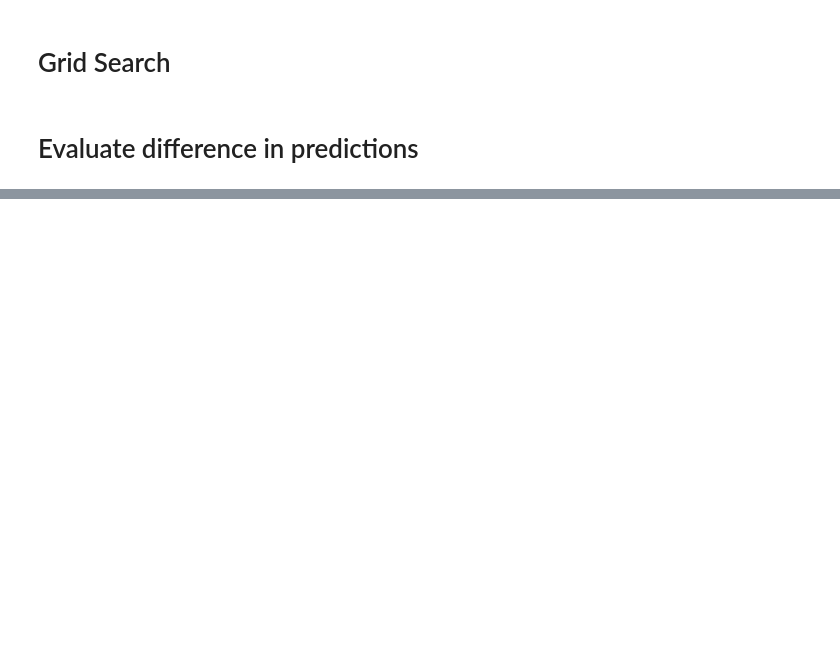
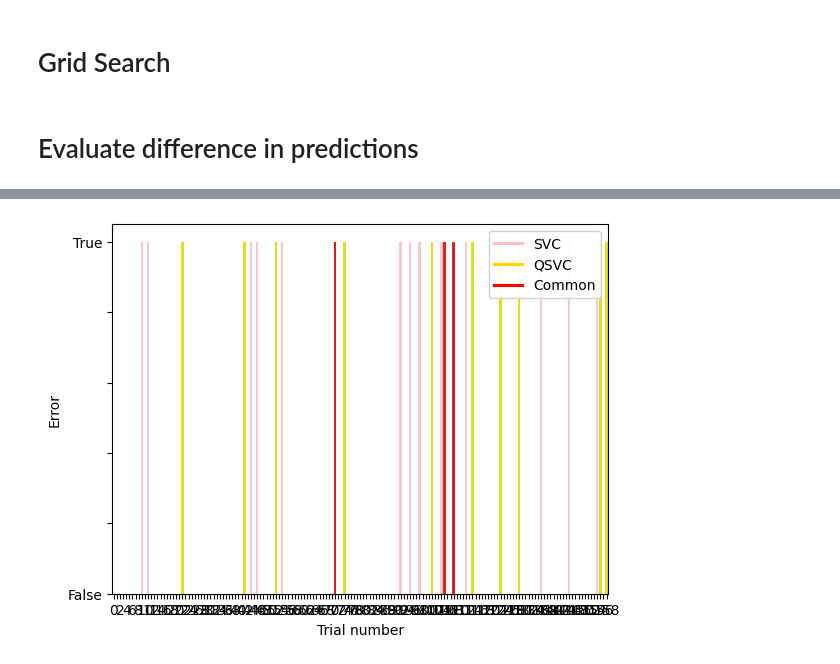
Before and after one commit to jiggychauhi/QC-Gait-Analysis, a Jupyter notebook: notebook_greg.ipynb, the cells around one changed output, grey strips where cells are left out. Cells and saved outputs as stored; diff of their text form; code cells hidden in the pictures; blank space fills up the shorter version.

Commit message:
evaluate difference in prediction

```diff
--- a/notebook_greg.ipynb
+++ b/notebook_greg.ipynb
@@ -228,13 +237,5 @@ print(f'validation score {score}')
 # Evaluate difference in predictions
 # %%
 X_train, X_test, y_train, y_test = train_test_split(X, y, stratify=y, test_size=0.9)
-y_pred_classical = pipe_classical.fit(X_train, y_train).predict(X_test)
-y_pred_quantum = pipe_ts_qsvm2.fit(X_train, y_train).predict(X_test)
-from sklearn.metrics import balanced_accuracy_score, jaccard_score
-score_classical = balanced_accuracy_score(y_test, y_pred_classical)
-print(score_classical)
-score_quantum = balanced_accuracy_score(y_test, y_pred_quantum)
-print(score_quantum)
-print((y_pred_classical == y_pred_quantum).sum() / len(X_test))
-print(y_pred_classical)
-print(y_pred_quantum)
+y_pred_svc = pipe_ts_svm.fit(X_train, y_train).predict(X_test)
+y_pred_qsvc= pipe_ts_qsvm2.fit(X_train, y_train).predict(X_test)
@@ -240,0 +256,25 @@ print(y_pred_quantum)
+# %%
+error_svc = abs(y_test - y_pred_svc)
+error_qsvc = abs(y_test - y_pred_qsvc)
+
+error_common = (error_svc == 1) & (error_qsvc == 1)
+
+data = pd.DataFrame({"SVC": error_svc, "QSVC": error_qsvc, "Common": error_common})
+
+sns.barplot(data, x=data.index, y="SVC", color="pink")
+sns.barplot(data, x=data.index, y="QSVC", color="yellow")
+ax = sns.barplot(data, x=data.index, y="Common", color="red")
+
+# Met en forme la numerotation et le nom des axes
+ax.set(xlabel='Trial number', ylabel='Error')
+ax.set_yticklabels(['False', '', '', '', '', 'True'])
+ax.set_xticklabels([i if i % 2 == 0 else '' for i in range(len(data.index))])
+
+# Legend
+plt.legend(title='', loc='upper right', labels=['SVC', 'QSVC', 'Common'], framealpha=0.9)
+leg = plt.gca().get_legend()
+leg.legend_handles[0].set_color('pink')
+leg.legend_handles[1].set_color('#FFD700')
+leg.legend_handles[2].set_color('red')
+# %% [output]
+[figure, added]
```
Also changed, not shown: parts of 5 cells of this notebook.
